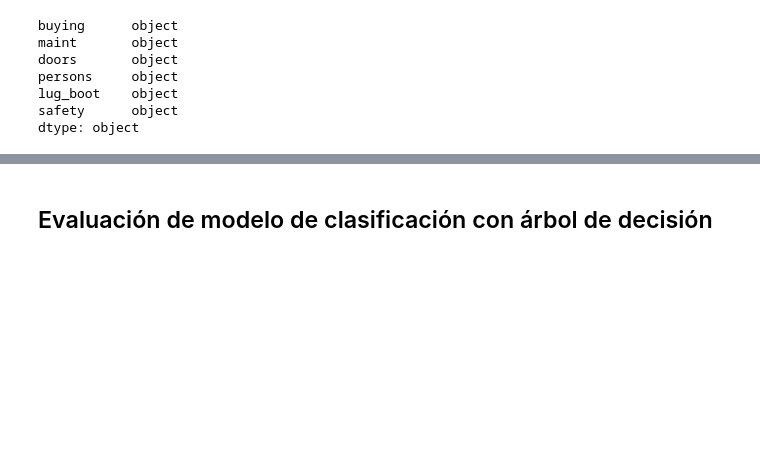
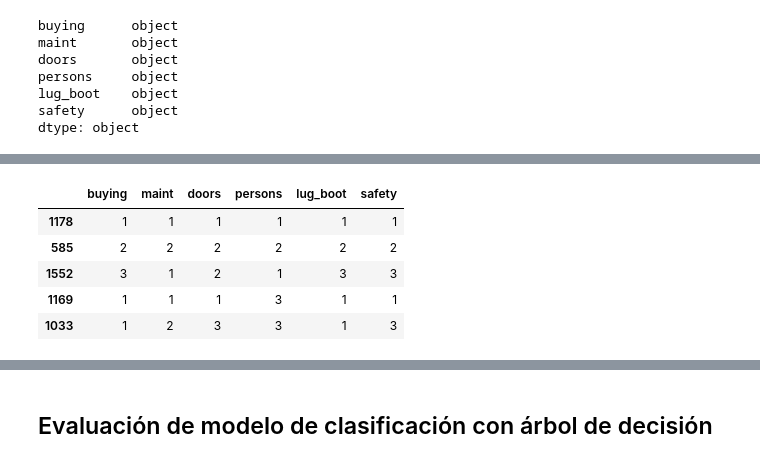
Before and after one commit to electrojam/Curso-de-Decision-Trees-y-Random-Forest-con-Python-y-scikit-learn, a Jupyter notebook: decision_tree_random_forest_project.ipynb, the cells around one changed output, grey strips where cells are left out. Cells and saved outputs as stored; diff of their text form; code cells hidden in the pictures; blank space fills up the shorter version.

```diff
--- a/decision_tree_random_forest_project.ipynb
+++ b/decision_tree_random_forest_project.ipynb
@@ -170,2 +189,23 @@ dtype: object
+# %%
+#Importante: todos nuestros tipos de datos son object, realizamos una transformacion
+#convertimos variables categóricas a variables numéricas, en X_train
+
+import category_encoders as ce
+
+# definimos variable encoder
+
+encoder = ce.OrdinalEncoder(cols = ['buying', 'maint', 'doors', 'persons', 'lug_boot', 'safety'])
+
+X_train = encoder.fit_transform(X_train)
+X_test = encoder.transform(X_test)
 # %%
 #Verificamos la transformacion
+
+X_train.head()
+# %% [output]
+|  | buying | maint | doors | persons | lug_boot | safety |
+| 1178 | 1 | 1 | 1 | 1 | 1 | 1 |
+| 585 | 2 | 2 | 2 | 2 | 2 | 2 |
+| 1552 | 3 | 1 | 2 | 1 | 3 | 3 |
+| 1169 | 1 | 1 | 1 | 3 | 1 | 1 |
+| 1033 | 1 | 2 | 3 | 3 | 1 | 3 |
```
Also changed, not shown: parts of 9 cells of this notebook.
